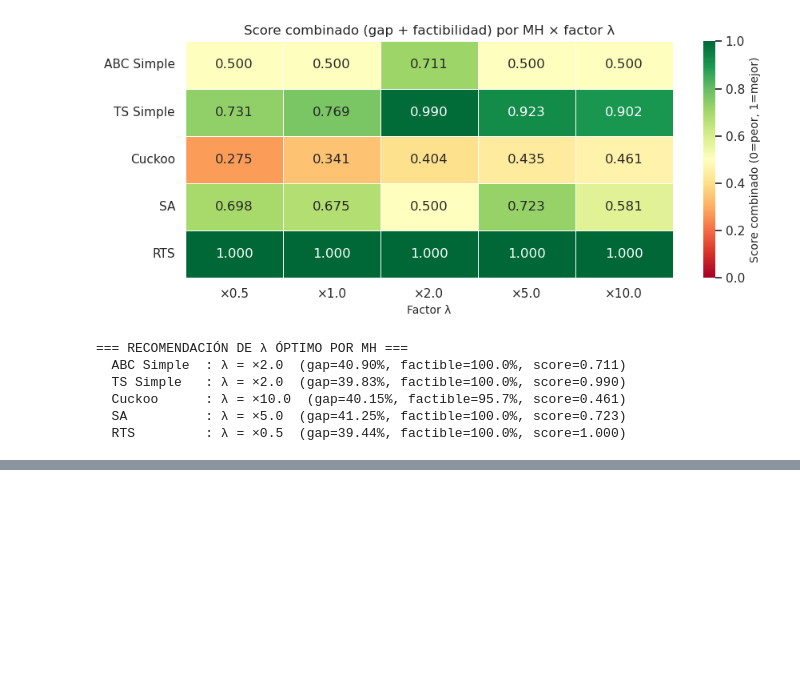
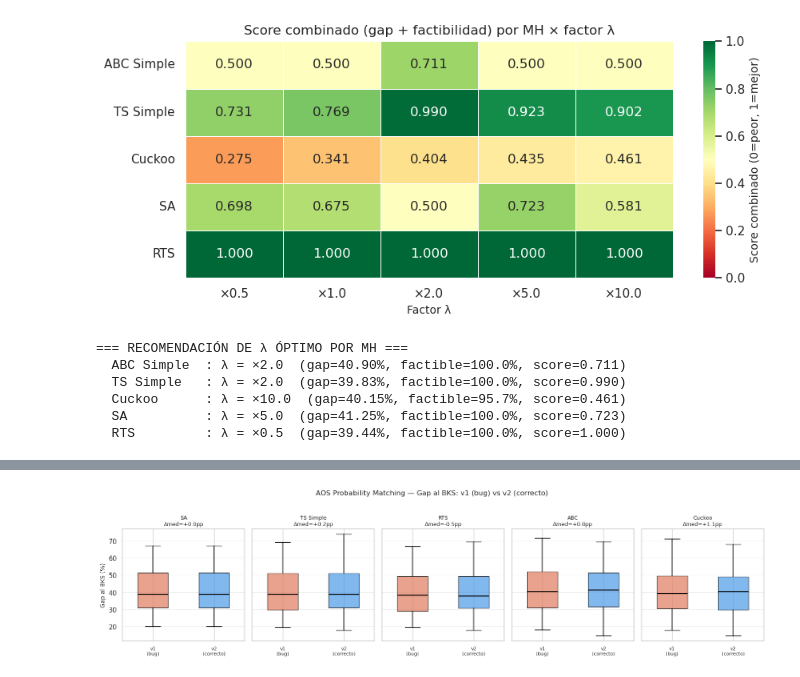
Before and after one commit to Alhely/MetaCARP_Proyecto, a Jupyter notebook: analisis_operadores_20260520/analisis_exploratorio_operadores.ipynb, the cells around one changed output, grey strips where cells are left out. Saved outputs shown, nothing was run; the diff lists cells and outputs as text; code cells hidden in the pictures; blank space fills up the shorter version.

```diff
--- a/analisis_operadores_20260520/analisis_exploratorio_operadores.ipynb
+++ b/analisis_operadores_20260520/analisis_exploratorio_operadores.ipynb
@@ -1286,0 +1470,38 @@ for mh_lbl in score_comb.index:
+# %%
+# Boxplot lado a lado: AOS-v1 vs AOS-v2 por MH
+df_v1['variante'] = 'AOS-v1 (bug)'
+df_v2['variante'] = 'AOS-v2 (correcto)'
+df_plot = pd.concat([df_v1, df_v2], ignore_index=True)
+df_plot['mh_label'] = df_plot['metaheuristica'].map(MH_LABELS)
+
+orden_mh = ['SA', 'TS Simple', 'RTS', 'ABC', 'Cuckoo']
+
+fig, axes = plt.subplots(1, 5, figsize=(16, 4), sharey=True)
+fig.suptitle('AOS Probability Matching — Gap al BKS: v1 (bug) vs v2 (correcto)',
+             fontsize=12, y=1.02)
+
+for ax, mh in zip(axes, orden_mh):
+    sub = df_plot[df_plot['mh_label'] == mh]
+    colores = {'AOS-v1 (bug)': '#e07b5d', 'AOS-v2 (correcto)': '#4c9be8'}
+    for i, var in enumerate(['AOS-v1 (bug)', 'AOS-v2 (correcto)']):
+        vals = sub[sub['variante'] == var]['gap_bks_porcentaje'].dropna()
+        bp = ax.boxplot(vals, positions=[i], widths=0.5,
+                        patch_artist=True, notch=False,
+                        boxprops=dict(facecolor=colores[var], alpha=0.7),
+                        medianprops=dict(color='black', linewidth=2),
+                        whiskerprops=dict(linewidth=1.2),
+                        flierprops=dict(marker='o', markersize=3, alpha=0.4))
+    med_v1 = sub[sub['variante']=='AOS-v1 (bug)']['gap_bks_porcentaje'].median()
+    med_v2 = sub[sub['variante']=='AOS-v2 (correcto)']['gap_bks_porcentaje'].median()
+    ax.set_title(f'{mh}\nΔmed={med_v2-med_v1:+.1f}pp', fontsize=9)
+    ax.set_xticks([0, 1])
+    ax.set_xticklabels(['v1\n(bug)', 'v2\n(correcto)'], fontsize=8)
+    ax.set_xlabel('')
+    ax.grid(axis='y', alpha=0.3)
+    if ax == axes[0]:
+        ax.set_ylabel('Gap al BKS (%)')
+
+plt.tight_layout()
+plt.show()
+# %% [output]
+[figure, added]
```
Also changed, not shown: parts of 8 cells of this notebook.
